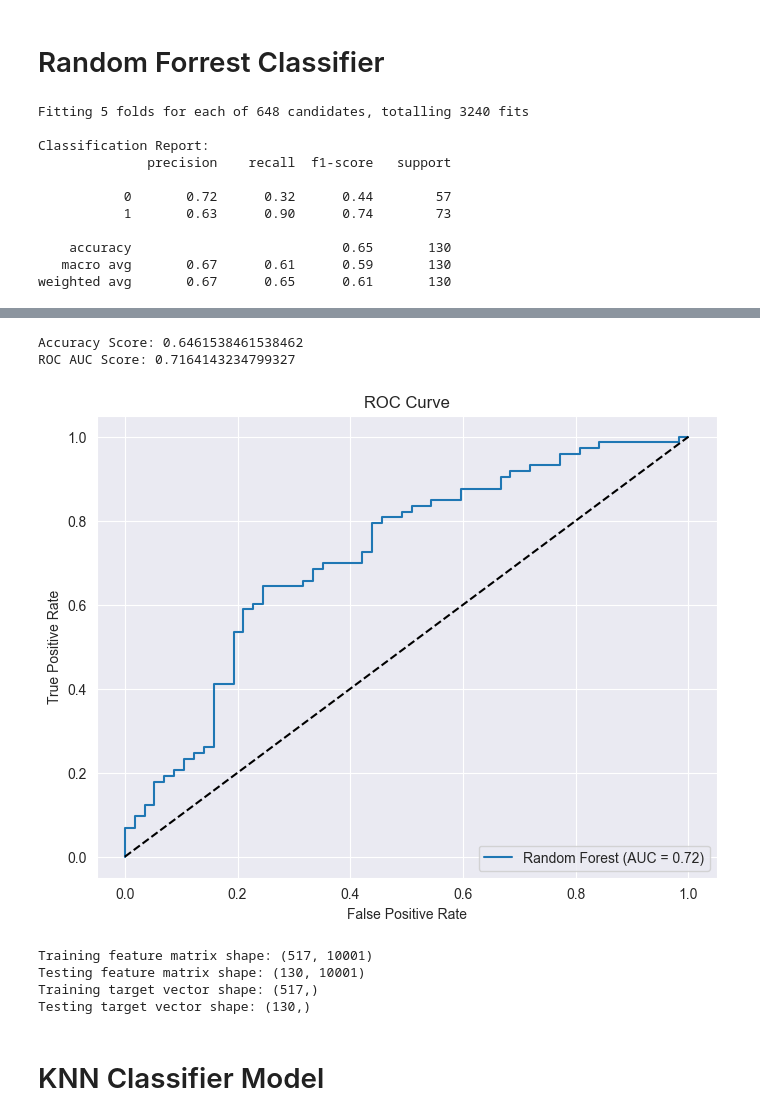
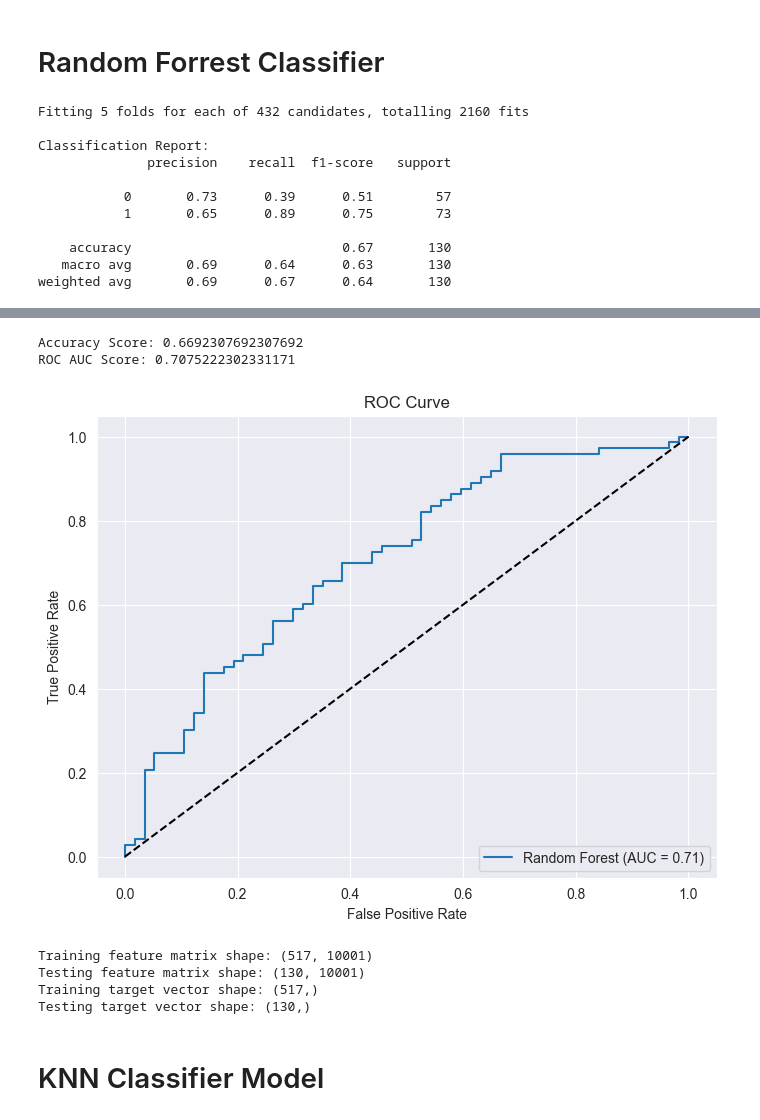
Before and after one commit to JohLorentzen/MarketSentimentPredictor, a Jupyter notebook: StockSentimentPrediction.ipynb, the cells around one changed output, grey strips where cells are left out. Cells and saved outputs as stored; diff of their text form; code cells hidden in the pictures.

```diff
--- a/StockSentimentPrediction.ipynb
+++ b/StockSentimentPrediction.ipynb
@@ -38,7 +39,6 @@ warnings.filterwarnings('ignore')
 # %% [markdown]
 ## Loading News dataset
 # %%
-# Load each CSV file and specify the correct column names
 guardian_news = pd.read_csv('data/guardian_headlines.csv', names=['Time', 'Headline'], header=0)
 reuters_news = pd.read_csv('data/reuters_headlines.csv', names=['Headline', 'Time', 'Description'], header=0)
 cnbc_news = pd.read_csv('data/cnbc_headlines.csv', names=['Headline', 'Time', 'Description'], header=0)
@@ -74,30 +74,3 @@ news_pivot = combined_news.pivot(index='Date', columns='Source', values=['Headli
 # Flatten the multi-index columns and rename for clarity
 news_pivot.columns = [f"{col[0]}_{col[1]}" for col in news_pivot.columns]
 news_pivot = news_pivot.reset_index()
-
-news_pivot.head()
-# Assuming you have the 'news_pivot' DataFrame from previous steps
-
-# Fill NaN values with empty strings
-news_pivot = news_pivot.fillna('')
-
-# Combine headlines and descriptions into single text columns for each source
-news_pivot['Guardian_Text'] = news_pivot['Headline_Guardian']
-if 'Description_Guardian' in news_pivot.columns:
-    news_pivot['Guardian_Text'] += ' ' + news_pivot['Description_Guardian']
-
-news_pivot['CNBC_Text'] = news_pivot['Headline_CNBC']
-if 'Description_CNBC' in news_pivot.columns:
-    news_pivot['CNBC_Text'] += ' ' + news_pivot['Description_CNBC']
-
-news_pivot['Reuters_Text'] = news_pivot['Headline_Reuters']
-if 'Description_Reuters' in news_pivot.columns:
-    news_pivot['Reuters_Text'] += ' ' + news_pivot['Description_Reuters']
-
-# Combine all sources into a single text column
-news_pivot['Combined_Text'] = (
-        news_pivot['Guardian_Text'] + ' ' +
-        news_pivot['CNBC_Text'] + ' ' +
-        news_pivot['Reuters_Text']
-)
-news_pivot.head()
@@ -293,8 +268,6 @@ X_train_vect = vectorizer.fit_transform(X_train_text)
 # Transform the test data
 X_test_vect = vectorizer.transform(X_test_text)
 
-# Combine text features with sentiment scores
-from scipy.sparse import hstack
 
 X_train = hstack([X_train_vect, sentiment_train])
 X_test = hstack([X_test_vect, sentiment_test])
@@ -304,7 +277,7 @@ model_params ={
     'max_depth': [None, 10, 20, 30],
     'min_samples_split': [2, 5, 10],
     'min_samples_leaf': [1, 2, 4],
-    'max_features': ['auto', 'sqrt', 'log2'],
+    'max_features': ['sqrt', 'log2'],
     'bootstrap': [True, False]
 
 }
@@ -370,14 +343,14 @@ print("Testing feature matrix shape:", X_test.shape)
 print("Training target vector shape:", y_train.shape)
 print("Testing target vector shape:", y_test.shape)
 # %% [output]
-Fitting 5 folds for each of 648 candidates, totalling 3240 fits
+Fitting 5 folds for each of 432 candidates, totalling 2160 fits
 
 Classification Report:
               precision    recall  f1-score   support
 
-           0       0.72      0.32      0.44        57
-           1       0.63      0.90      0.74        73
+           0       0.73      0.39      0.51        57
+           1       0.65      0.89      0.75        73
 
-    accuracy                           0.65       130
-   macro avg       0.67      0.61      0.59       130
-weighted avg       0.67      0.65      0.61       130
+    accuracy                           0.67       130
+   macro avg       0.69      0.64      0.63       130
+weighted avg       0.69      0.67      0.64       130
@@ -385,6 +358,6 @@ weighted avg       0.67      0.65      0.61       130
-Accuracy Score: 0.6461538461538462
-ROC AUC Score: 0.7164143234799327
+Accuracy Score: 0.6692307692307692
+ROC AUC Score: 0.7075222302331171
-[figure, old version]
+[figure, new version]
 Training feature matrix shape: (517, 10001)
 Testing feature matrix shape: (130, 10001)
 Training target vector shape: (517,)
```
Also changed, not shown: parts of 6 cells of this notebook.
